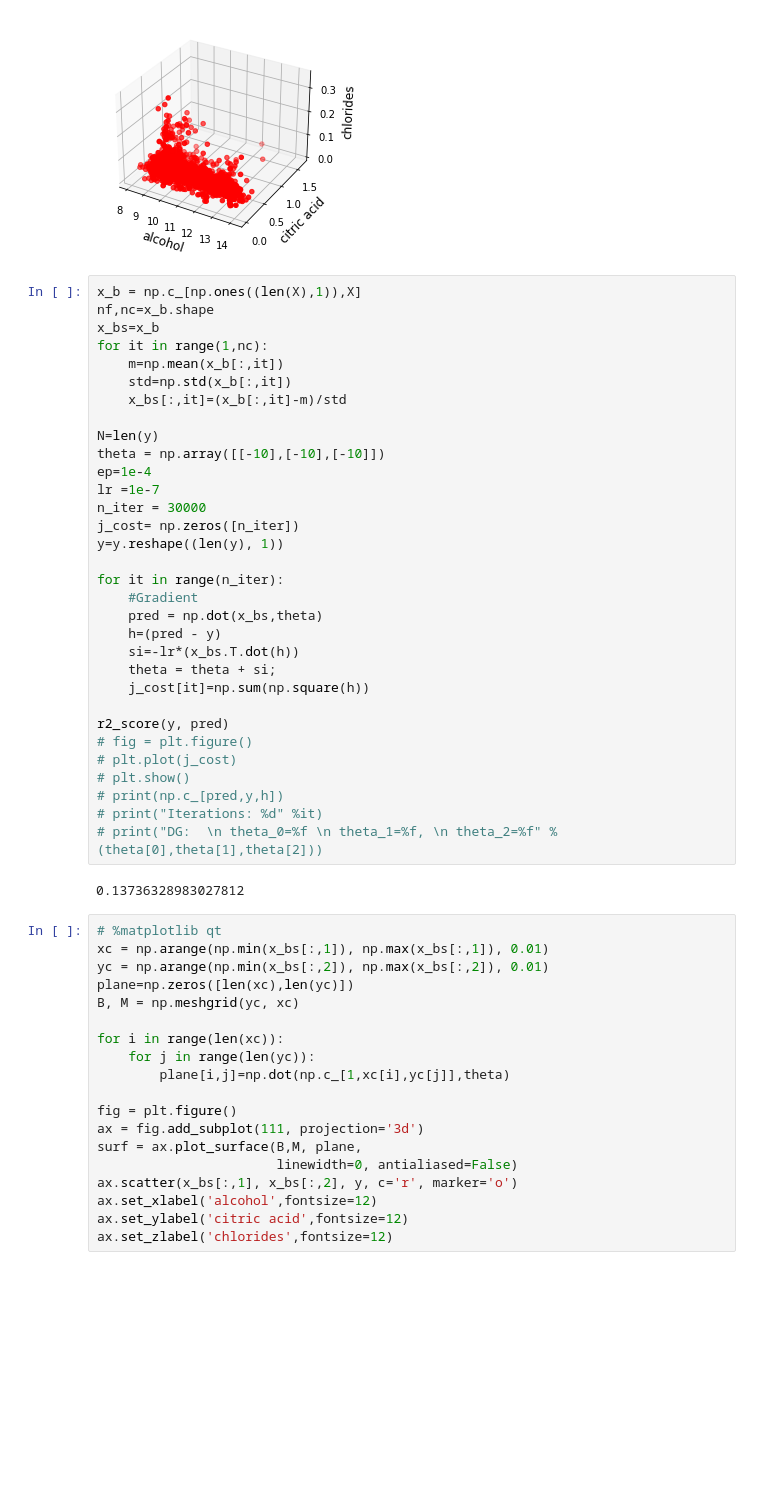
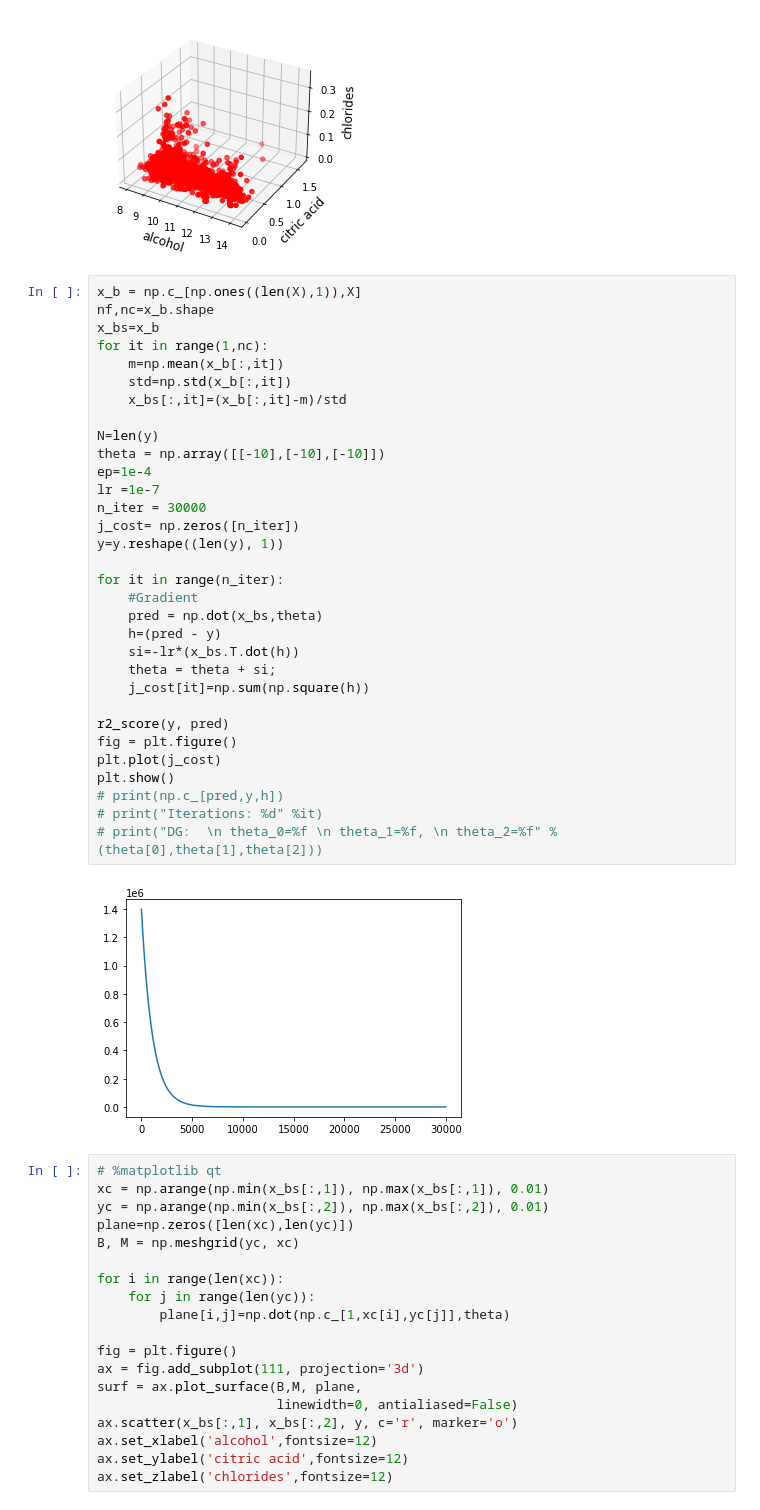
Before and after one commit to Gamalielmch/pattern_recognition, a Jupyter notebook: codes/Stocastic DG.ipynb, the cells around one changed output. Saved outputs shown, nothing was run; the diff lists cells and outputs as text; blank space fills up the shorter version.

```diff
--- a/codes/Stocastic DG.ipynb
+++ b/codes/Stocastic DG.ipynb
@@ -24,37 +24,37 @@ Text(0.5, 0, 'chlorides')
 # %%
 x_b = np.c_[np.ones((len(X),1)),X]
 nf,nc=x_b.shape
 x_bs=x_b
 for it in range(1,nc):
     m=np.mean(x_b[:,it])
     std=np.std(x_b[:,it])
     x_bs[:,it]=(x_b[:,it]-m)/std
 
 N=len(y)
 theta = np.array([[-10],[-10],[-10]])
 ep=1e-4
 lr =1e-7
 n_iter = 30000
 j_cost= np.zeros([n_iter])
 y=y.reshape((len(y), 1))
 
 for it in range(n_iter):
     #Gradient
     pred = np.dot(x_bs,theta)
     h=(pred - y)
     si=-lr*(x_bs.T.dot(h))
     theta = theta + si;
     j_cost[it]=np.sum(np.square(h))
 
 r2_score(y, pred)
-# fig = plt.figure()
-# plt.plot(j_cost)
-# plt.show()
+fig = plt.figure()
+plt.plot(j_cost)
+plt.show()
 # print(np.c_[pred,y,h])
 # print("Iterations: %d" %it)
 # print("DG:  \n theta_0=%f \n theta_1=%f, \n theta_2=%f" %(theta[0],theta[1],theta[2]))
 # %% [output]
-0.13736328983027812
+[figure, added]
 # %%
 # %matplotlib qt
 xc = np.arange(np.min(x_bs[:,1]), np.max(x_bs[:,1]), 0.01)
```
Also changed, not shown: parts of 1 cell of this notebook, 32 other files.
